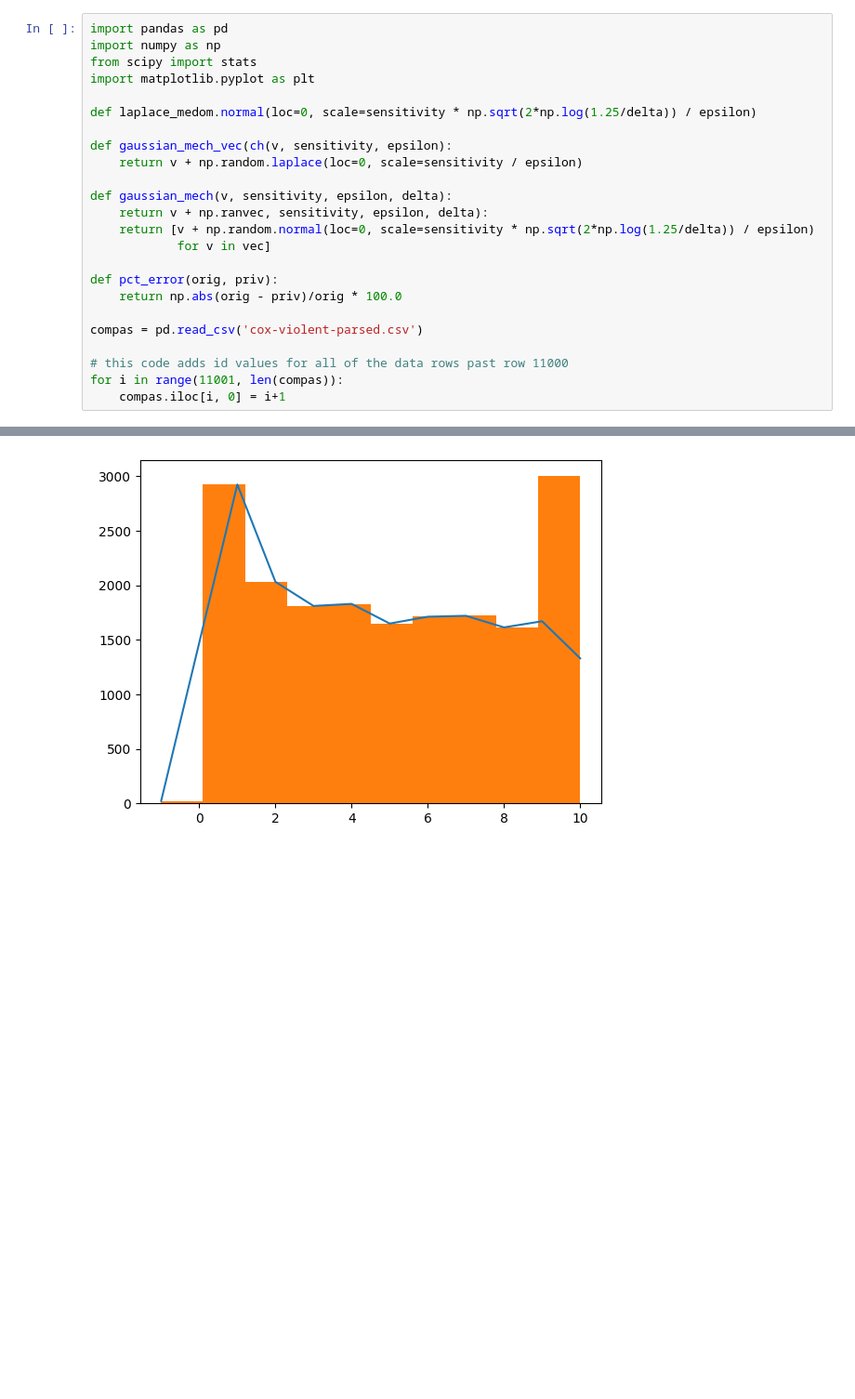
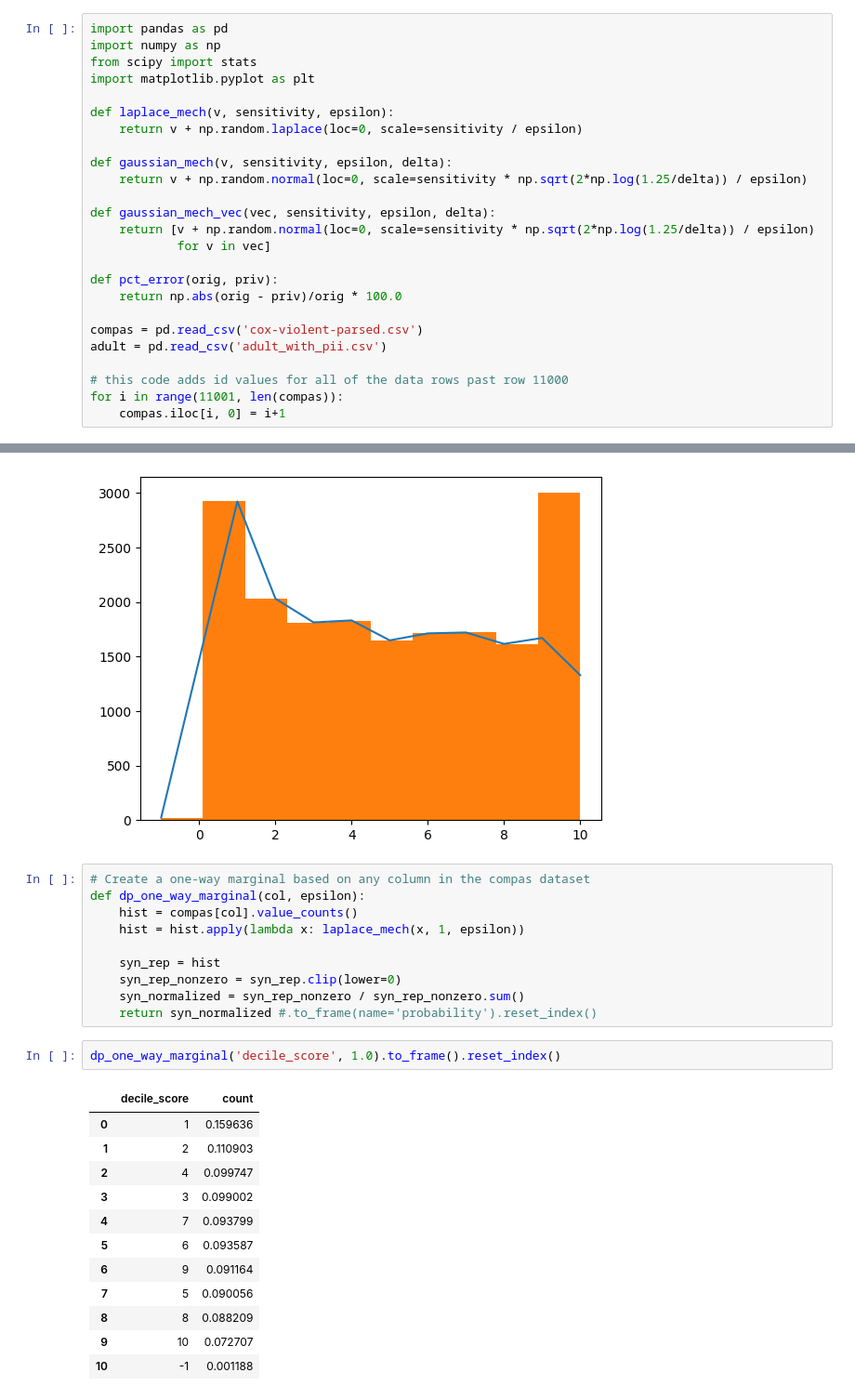
Before and after one commit to CFurch/cs3110-final-project, a Jupyter notebook: COMPAS Recidivism Analysis.ipynb, the cells around one changed output, grey strips where cells are left out. Shown at 93% size. Drawn from its saved outputs; the diff is of its cells as text; blank space fills up the shorter version.

```diff
--- a/COMPAS Recidivism Analysis.ipynb
+++ b/COMPAS Recidivism Analysis.ipynb
@@ -4,13 +4,13 @@ import numpy as np
 from scipy import stats
 import matplotlib.pyplot as plt
 
-def laplace_medom.normal(loc=0, scale=sensitivity * np.sqrt(2*np.log(1.25/delta)) / epsilon)
-
-def gaussian_mech_vec(ch(v, sensitivity, epsilon):
+def laplace_mech(v, sensitivity, epsilon):
     return v + np.random.laplace(loc=0, scale=sensitivity / epsilon)
 
 def gaussian_mech(v, sensitivity, epsilon, delta):
-    return v + np.ranvec, sensitivity, epsilon, delta):
+    return v + np.random.normal(loc=0, scale=sensitivity * np.sqrt(2*np.log(1.25/delta)) / epsilon)
+
+def gaussian_mech_vec(vec, sensitivity, epsilon, delta):
     return [v + np.random.normal(loc=0, scale=sensitivity * np.sqrt(2*np.log(1.25/delta)) / epsilon)
             for v in vec]
 
@@ -18,6 +18,7 @@ def pct_error(orig, priv):
     return np.abs(orig - priv)/orig * 100.0
 
 compas = pd.read_csv('cox-violent-parsed.csv')
+adult = pd.read_csv('adult_with_pii.csv')
 
 # this code adds id values for all of the data rows past row 11000
 for i in range(11001, len(compas)):
@@ -98,3 +116,28 @@ plt.hist(compas['decile_score'], bins=10)
  array([-1. ,  0.1,  1.2,  2.3,  3.4,  4.5,  5.6,  6.7,  7.8,  8.9, 10. ]),
  <BarContainer object of 10 artists>)
 [figure]
+# %%
+# Create a one-way marginal based on any column in the compas dataset
+def dp_one_way_marginal(col, epsilon):
+    hist = compas[col].value_counts()
+    hist = hist.apply(lambda x: laplace_mech(x, 1, epsilon))
+
+    syn_rep = hist
+    syn_rep_nonzero = syn_rep.clip(lower=0)
+    syn_normalized = syn_rep_nonzero / syn_rep_nonzero.sum()
+    return syn_normalized #.to_frame(name='probability').reset_index()
+# %%
+dp_one_way_marginal('decile_score', 1.0).to_frame().reset_index()
+# %% [output]
+|  | decile_score | count |
+| 0 | 1 | 0.159636 |
+| 1 | 2 | 0.110903 |
+| 2 | 4 | 0.099747 |
+| 3 | 3 | 0.099002 |
+| 4 | 7 | 0.093799 |
+| 5 | 6 | 0.093587 |
+| 6 | 9 | 0.091164 |
+| 7 | 5 | 0.090056 |
+| 8 | 8 | 0.088209 |
+| 9 | 10 | 0.072707 |
+| 10 | -1 | 0.001188 |
```
Also changed, not shown: parts of 13 cells of this notebook.
